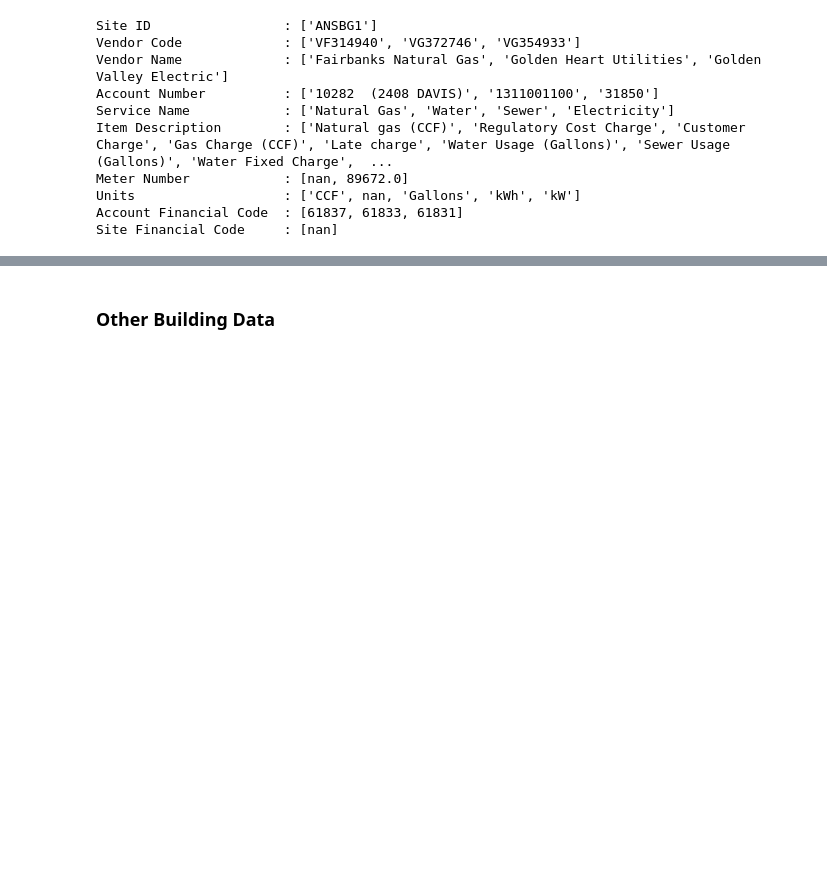
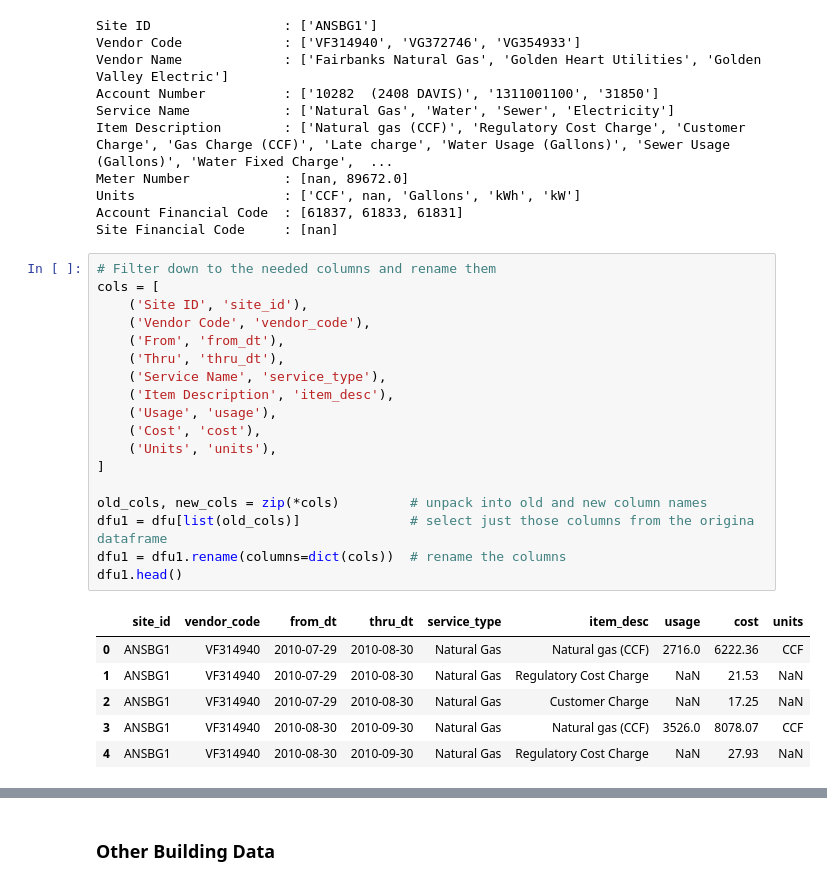
Before and after one commit to alanmitchell/fnsb-benchmark, a Jupyter notebook: preprocess_data.ipynb, the cells around one changed output, grey strips where cells are left out. Cells and saved outputs as stored; diff of their text form; blank space fills up the shorter version.

```diff
--- a/preprocess_data.ipynb
+++ b/preprocess_data.ipynb
@@ -30,3 +35,28 @@ Meter Number            : [nan, 89672.0]
 Units                   : ['CCF', nan, 'Gallons', 'kWh', 'kW']
 Account Financial Code  : [61837, 61833, 61831]
 Site Financial Code     : [nan]
+# %%
+# Filter down to the needed columns and rename them
+cols = [
+    ('Site ID', 'site_id'),
+    ('Vendor Code', 'vendor_code'),
+    ('From', 'from_dt'),
+    ('Thru', 'thru_dt'),
+    ('Service Name', 'service_type'),
+    ('Item Description', 'item_desc'),
+    ('Usage', 'usage'),
+    ('Cost', 'cost'),
+    ('Units', 'units'),
+]
+
+old_cols, new_cols = zip(*cols)         # unpack into old and new column names
+dfu1 = dfu[list(old_cols)]              # select just those columns from the origina dataframe
+dfu1 = dfu1.rename(columns=dict(cols))  # rename the columns
+dfu1.head()
+# %% [output]
+|  | site_id | vendor_code | from_dt | thru_dt | service_type | item_desc | usage | cost | units |
+| 0 | ANSBG1 | VF314940 | 2010-07-29 | 2010-08-30 | Natural Gas | Natural gas (CCF) | 2716.0 | 6222.36 | CCF |
+| 1 | ANSBG1 | VF314940 | 2010-07-29 | 2010-08-30 | Natural Gas | Regulatory Cost Charge | NaN | 21.53 | NaN |
+| 2 | ANSBG1 | VF314940 | 2010-07-29 | 2010-08-30 | Natural Gas | Customer Charge | NaN | 17.25 | NaN |
+| 3 | ANSBG1 | VF314940 | 2010-08-30 | 2010-09-30 | Natural Gas | Natural gas (CCF) | 3526.0 | 8078.07 | CCF |
+| 4 | ANSBG1 | VF314940 | 2010-08-30 | 2010-09-30 | Natural Gas | Regulatory Cost Charge | NaN | 27.93 | NaN |
```
Also changed, not shown: parts of 10 cells of this notebook, 1 other file.
